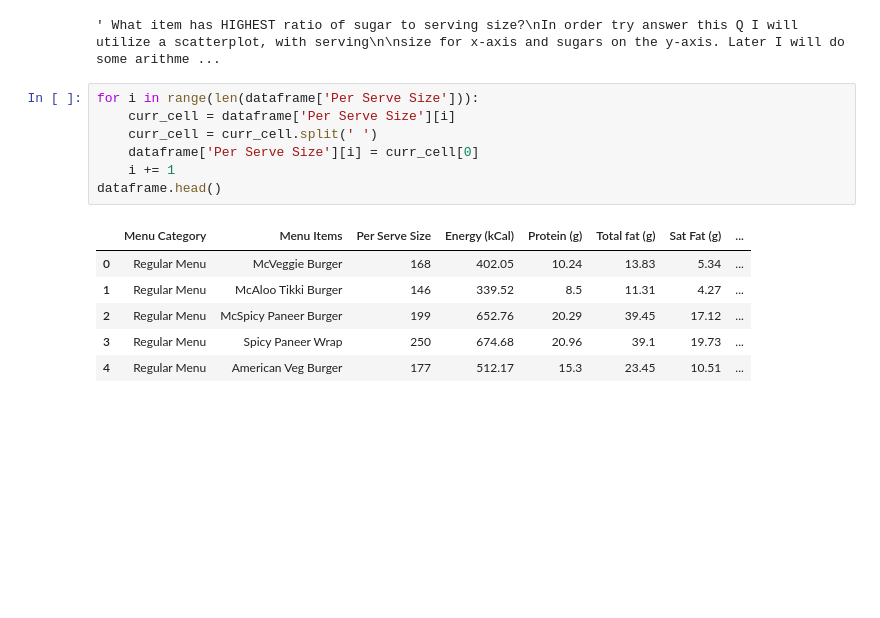
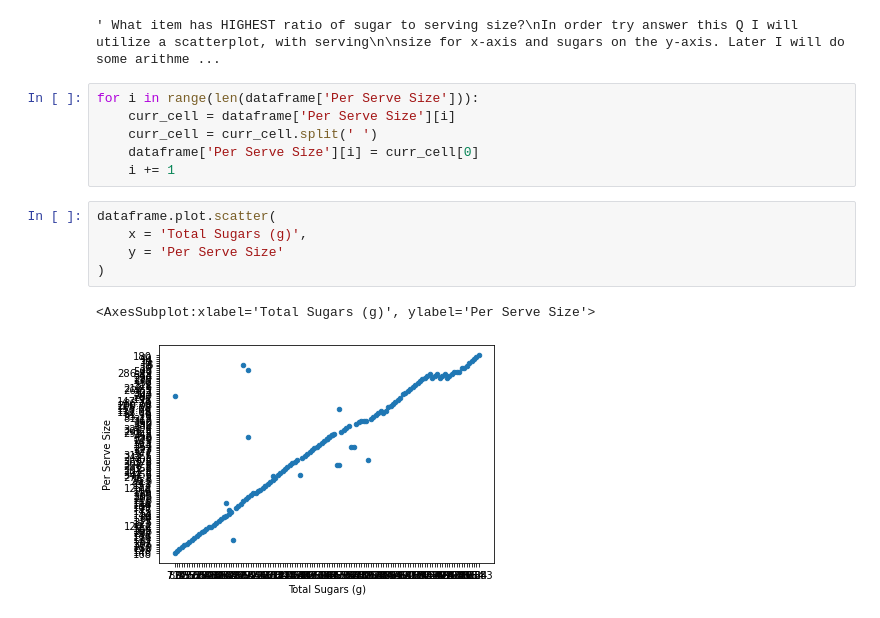
Before and after one commit to Frankenmiller/jupyter-final-data-project, a Jupyter notebook: final_python_project/notebook.ipynb, the cells around one changed output. Cells and saved outputs as stored; diff of their text form; blank space fills up the shorter version.

Commit message:
Update notebook.ipynb
Got scatter plot displaying finally

```diff
--- a/final_python_project/notebook.ipynb
+++ b/final_python_project/notebook.ipynb
@@ -127,11 +127,11 @@ for i in range(len(dataframe['Per Serve Size'])):
     curr_cell = curr_cell.split(' ')
     dataframe['Per Serve Size'][i] = curr_cell[0]
     i += 1
-dataframe.head()
-# %% [output]
-|  | Menu Category | Menu Items | Per Serve Size | Energy (kCal) | Protein (g) | Total fat (g) | Sat Fat (g) | ... |
-| 0 | Regular Menu | McVeggie Burger | 168 | 402.05 | 10.24 | 13.83 | 5.34 | ... |
-| 1 | Regular Menu | McAloo Tikki Burger | 146 | 339.52 | 8.5 | 11.31 | 4.27 | ... |
-| 2 | Regular Menu | McSpicy Paneer Burger | 199 | 652.76 | 20.29 | 39.45 | 17.12 | ... |
-| 3 | Regular Menu | Spicy Paneer Wrap | 250 | 674.68 | 20.96 | 39.1 | 19.73 | ... |
-| 4 | Regular Menu | American Veg Burger | 177 | 512.17 | 15.3 | 23.45 | 10.51 | ... |
+# %%
+dataframe.plot.scatter(
+    x = 'Total Sugars (g)',
+    y = 'Per Serve Size'
+)
+# %% [output]
+<AxesSubplot:xlabel='Total Sugars (g)', ylabel='Per Serve Size'>
+[figure, added]
```
